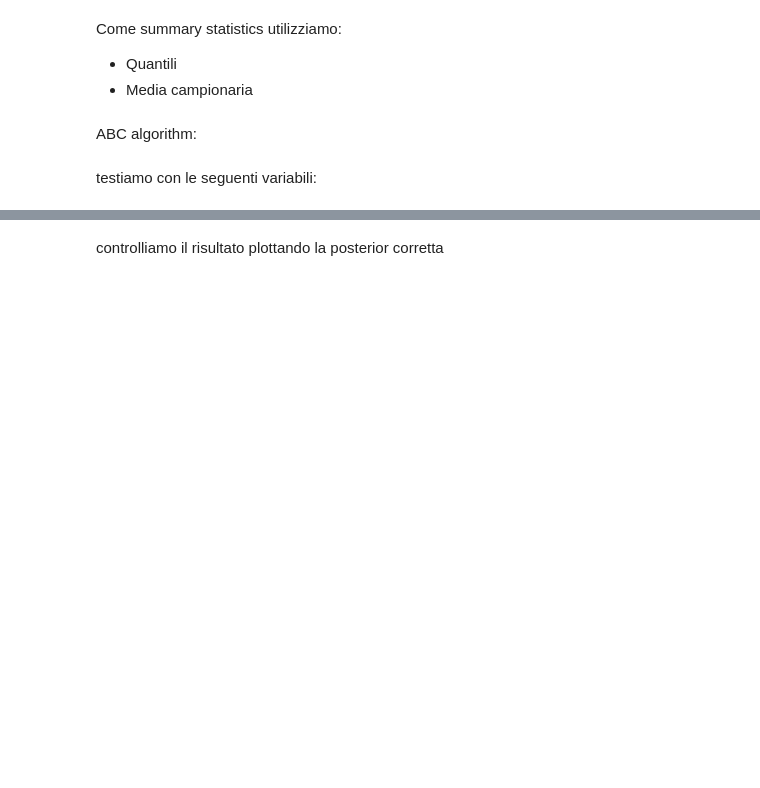
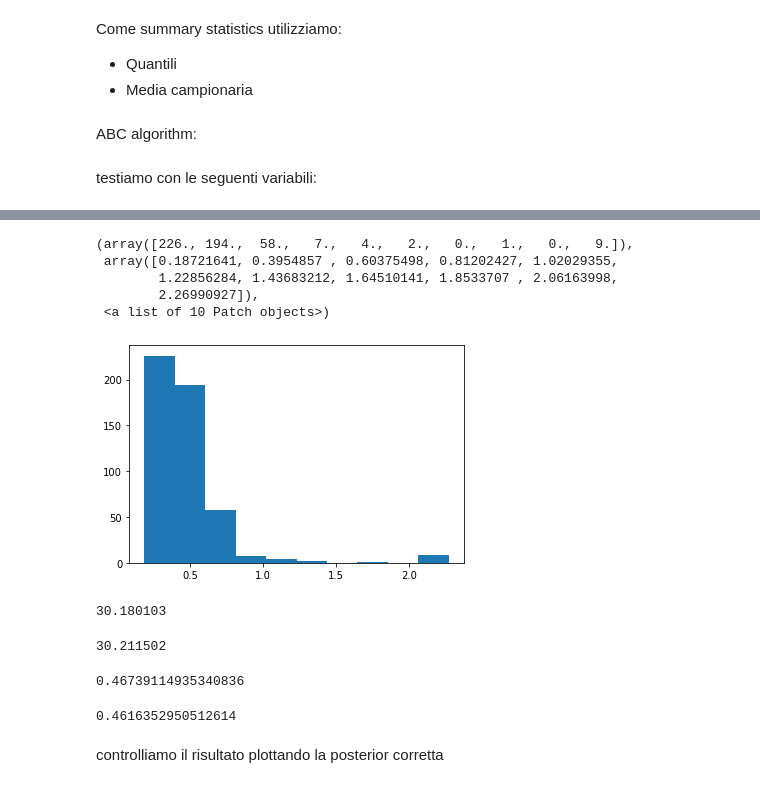
Before and after one commit to FrancescaDiFilippo/PROGETTO_BAYESIAN, a Jupyter notebook: ABC+coupling_VarianzaIncognita_independence.ipynb, the cells around one changed output, grey strips where cells are left out. Saved outputs shown, nothing was run; the diff lists cells and outputs as text; code cells hidden in the pictures; blank space fills up the shorter version.

```diff
--- a/ABC+coupling_VarianzaIncognita_independence.ipynb
+++ b/ABC+coupling_VarianzaIncognita_independence.ipynb
@@ -288,8 +311,27 @@ plt.hist(provamux[100:])
 # %%
-plt.hist(provatau[100:])
+plt.hist(provataux)
+# %% [output]
+(array([226., 194.,  58.,   7.,   4.,   2.,   0.,   1.,   0.,   9.]),
+ array([0.18721641, 0.3954857 , 0.60375498, 0.81202427, 1.02029355,
+        1.22856284, 1.43683212, 1.64510141, 1.8533707 , 2.06163998,
+        2.26990927]),
+ <a list of 10 Patch objects>)
+[figure, added]
 # %%
-np.mean(provamu[100:])
+np.mean(provamux)
+# %% [output]
+30.180103
+# %%
+np.mean(provamuy)
+# %% [output]
+30.211502
+# %%
+np.mean(provataux)
+# %% [output]
+0.46739114935340836
 # %%
-np.mean(provatau[100:])
+np.mean(provatauy)
+# %% [output]
+0.4616352950512614
 # %% [markdown]
 controlliamo il risultato plottando la posterior corretta
```
Also changed, not shown: parts of 6 cells of this notebook.
